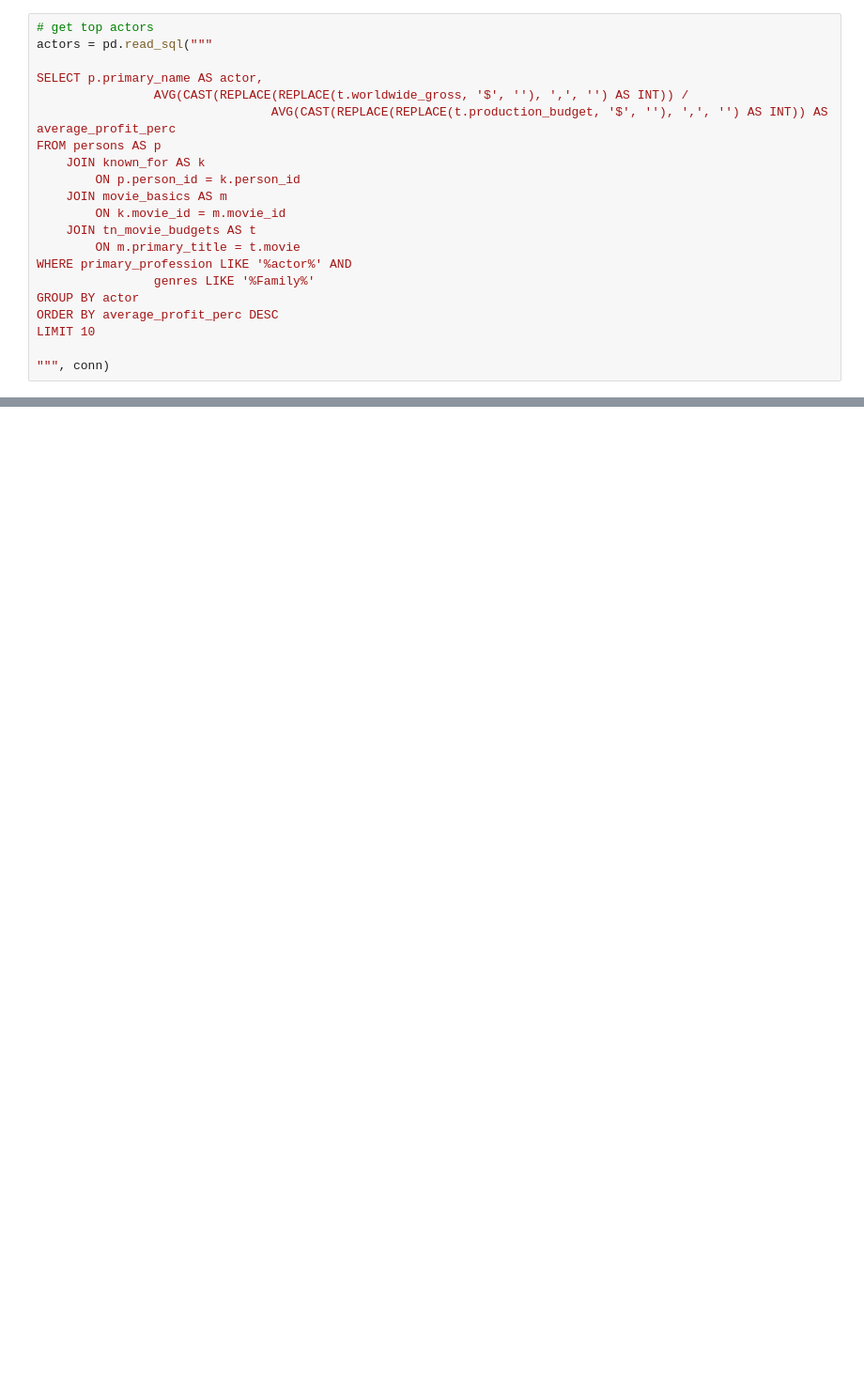
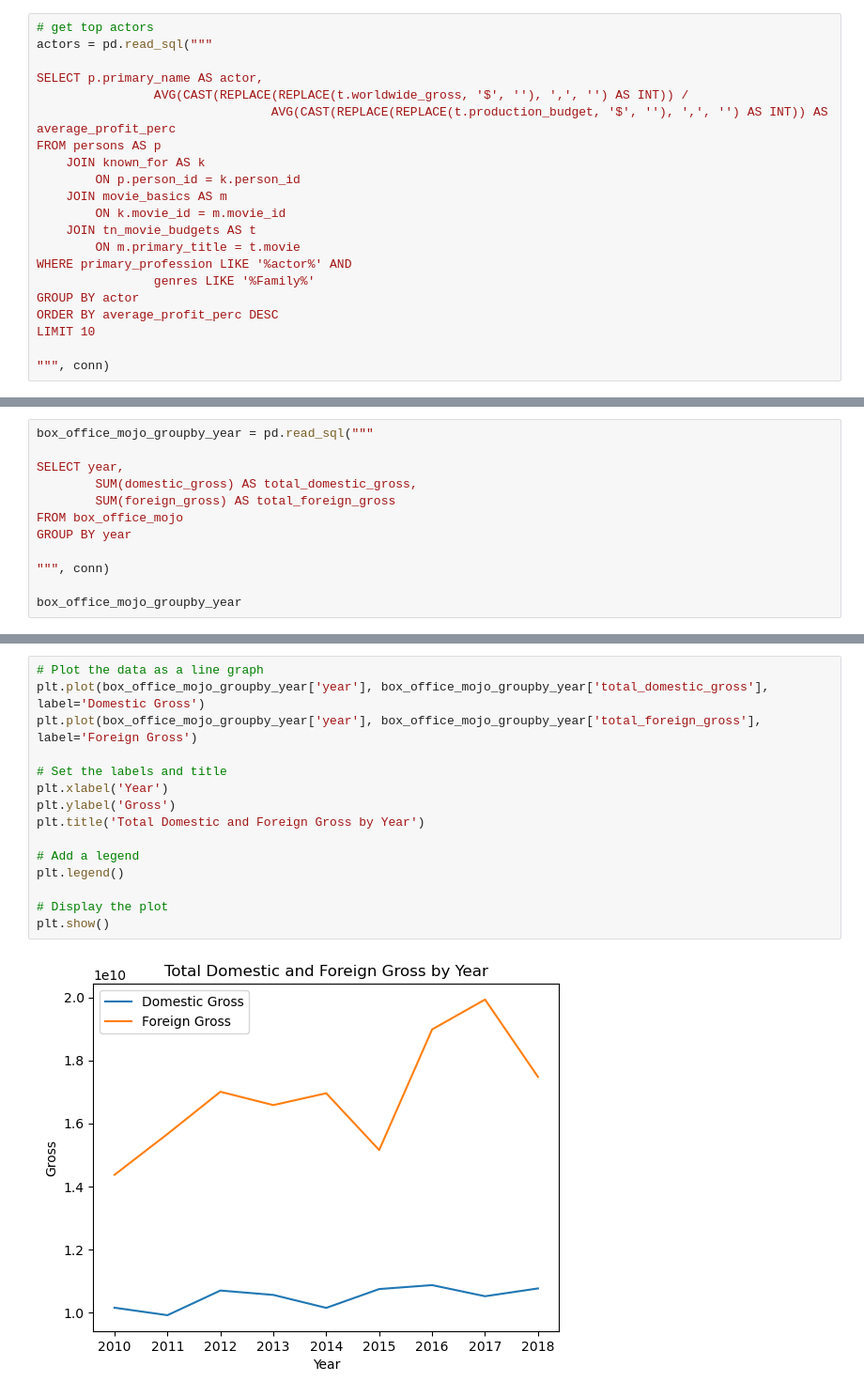
Before and after one commit to nechamab/phase-2-project, a Jupyter notebook: notebooks/finall.ipynb, the cells around one changed output, grey strips where cells are left out. Shown at 94% size. Cells and saved outputs as stored; diff of their text form; blank space fills up the shorter version.

```diff
--- a/notebooks/finall.ipynb
+++ b/notebooks/finall.ipynb
@@ -296,0 +273,12 @@ ax1.set_title('Distribution of Average Profit Percentage for Actors');
+# %%
+box_office_mojo_groupby_year = pd.read_sql("""
+
+SELECT year,
+        SUM(domestic_gross) AS total_domestic_gross,
+        SUM(foreign_gross) AS total_foreign_gross
+FROM box_office_mojo
+GROUP BY year
+
+""", conn)
+
+box_office_mojo_groupby_year
@@ -296,0 +296,17 @@ ax1.set_title('Distribution of Average Profit Percentage for Actors');
+# %%
+# Plot the data as a line graph
+plt.plot(box_office_mojo_groupby_year['year'], box_office_mojo_groupby_year['total_domestic_gross'], label='Domestic Gross')
+plt.plot(box_office_mojo_groupby_year['year'], box_office_mojo_groupby_year['total_foreign_gross'], label='Foreign Gross')
+
+# Set the labels and title
+plt.xlabel('Year')
+plt.ylabel('Gross')
+plt.title('Total Domestic and Foreign Gross by Year')
+
+# Add a legend
+plt.legend()
+
+# Display the plot
+plt.show()
+# %% [output]
+[figure, added]
```
Also changed, not shown: parts of 20 cells of this notebook.
